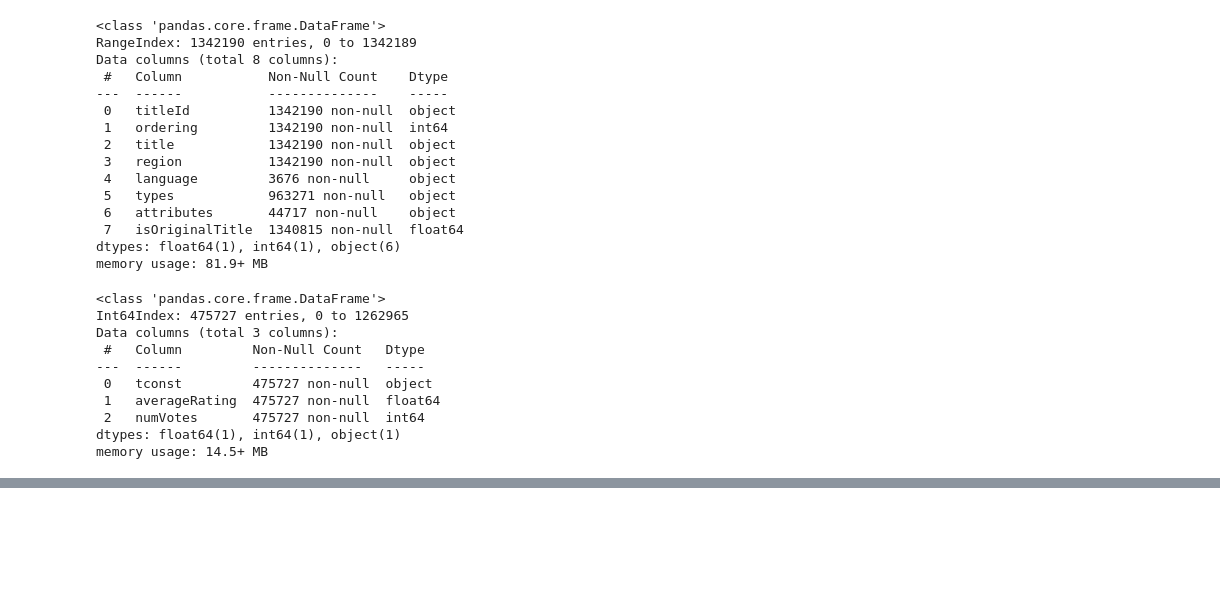
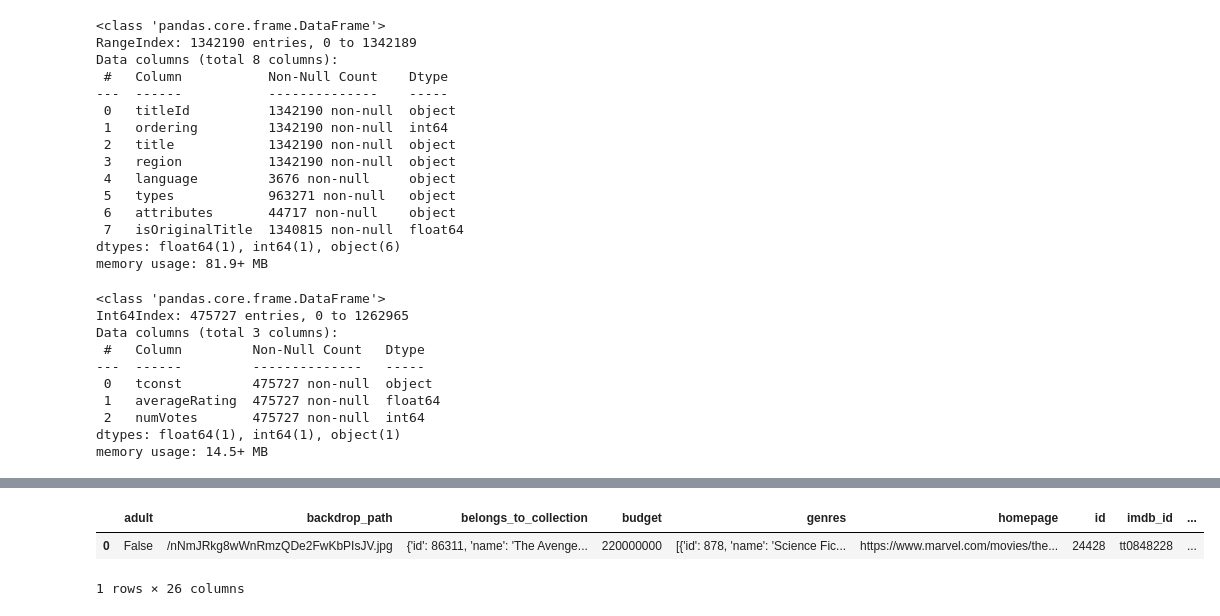
Before and after one commit to Jonny-T87/Project-3-IMDB-Movie-Suggestions, a Jupyter notebook: Project 3 Movies.ipynb, the cells around one changed output, grey strips where cells are left out. Drawn from its saved outputs; the diff is of its cells as text; code cells hidden in the pictures; blank space fills up the shorter version.

```diff
--- a/Project 3 Movies.ipynb
+++ b/Project 3 Movies.ipynb
@@ -301,0 +240,5 @@ memory usage: 14.5+ MB
+# %%
+with open('C:/Program Files/Git/.secret/tmdb_api.json', 'r') as f:
+    login = json.load(f)
+## Display the keys of the loaded dict # tmdb_api.json
+login.keys()
@@ -301,0 +247,15 @@ memory usage: 14.5+ MB
+# %%
+tmdb.API_KEY =  login['api-key']
+# %%
+#making function for search of movie with ID and includes movie certification
+def get_movie_with_rating(movie_id):
+    movie = tmdb.Movies(movie_id)
+    movie_info = movie.info()
+    releases = movie.releases()
+    for c in releases['countries']:
+        if c['iso_3166_1'] == 'US':
+            movie_info['certification'] = c['certification']
+    return movie_info
+# %%
+test = get_movie_with_rating("tt0848228") #testing id 1 movie
+test
@@ -301,0 +280,6 @@ memory usage: 14.5+ MB
+# %%
+pd.DataFrame(data=[test])
+# %% [output]
+|  | adult | backdrop_path | belongs_to_collection | budget | genres | homepage | id | imdb_id | ... |
+| 0 | False | /nNmJRkg8wWnRmzQDe2FwKbPIsJV.jpg | {'id': 86311, 'name': 'The Avenge... | 220000000 | [{'id': 878, 'name': 'Science Fic... | https://www.marvel.com/movies/the... | 24428 | tt0848228 | ... |
+1 rows × 26 columns
```
Also changed, not shown: parts of 23 cells of this notebook, 4 other files.
